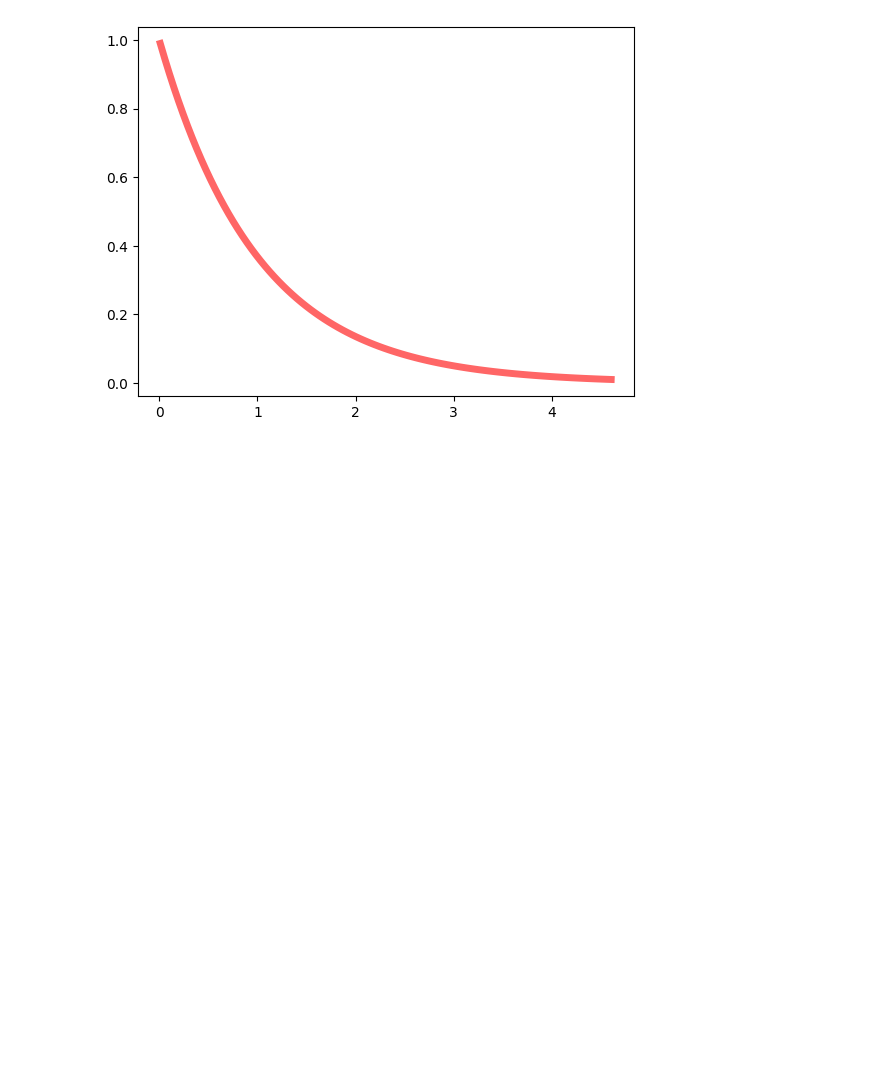
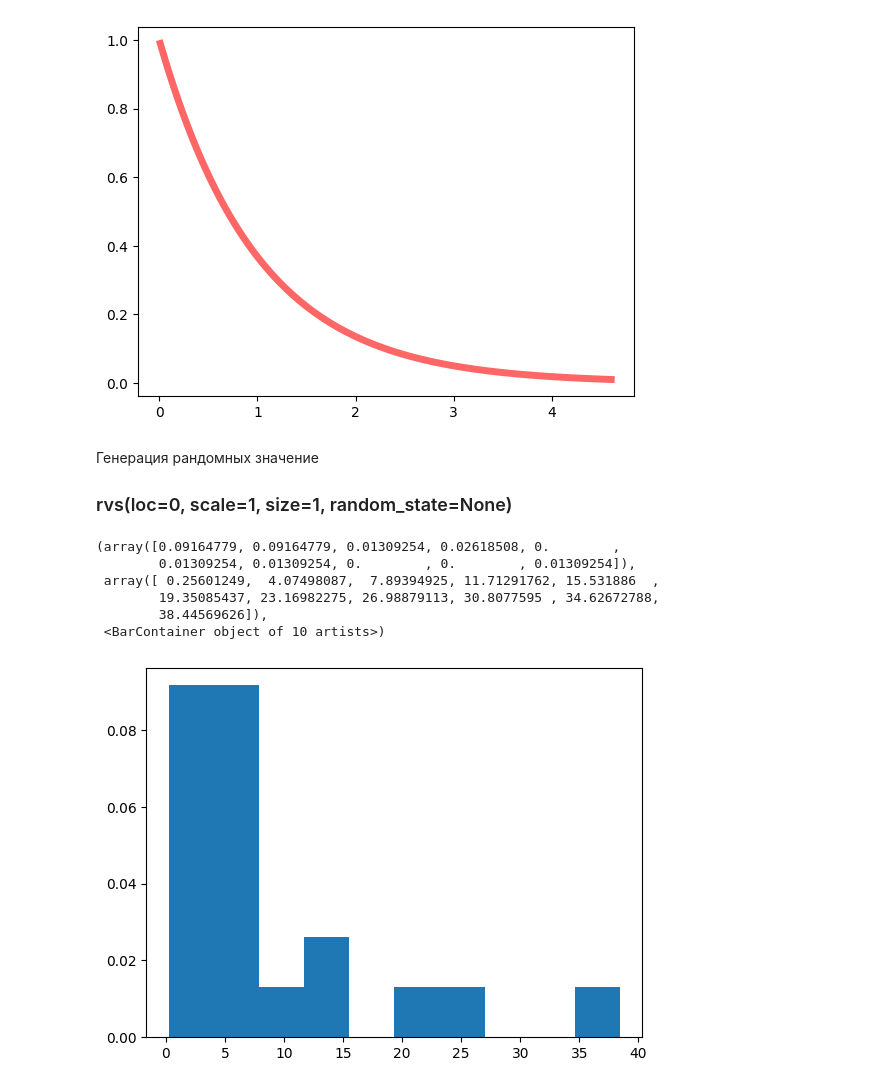
Before and after one commit to quasimuzzle/Queuein-Theory-Python, a Jupyter notebook: expon.ipynb, the cells around one changed output. Drawn from its saved outputs; the diff is of its cells as text; code cells hidden in the pictures; blank space fills up the shorter version.

Commit message:
expon

```diff
--- a/expon.ipynb
+++ b/expon.ipynb
@@ -12,3 +16,18 @@ ax.plot(x, expon.pdf(x),
 # %% [output]
 [<matplotlib.lines.Line2D at 0x...>]
 [figure]
+# %% [markdown]
+Генерация рандомных значение
+
+### rvs(loc=0, scale=1, size=1, random_state=None)
+# %%
+a = expon.rvs(scale = 8, size = 20)
+plt.hist(a, density= True)
+# %% [output]
+(array([0.09164779, 0.09164779, 0.01309254, 0.02618508, 0.        ,
+        0.01309254, 0.01309254, 0.        , 0.        , 0.01309254]),
+ array([ 0.25601249,  4.07498087,  7.89394925, 11.71291762, 15.531886  ,
+        19.35085437, 23.16982275, 26.98879113, 30.8077595 , 34.62672788,
+        38.44569626]),
+ <BarContainer object of 10 artists>)
+[figure, added]
```
Also changed, not shown: parts of 3 cells of this notebook, 1 other file.
